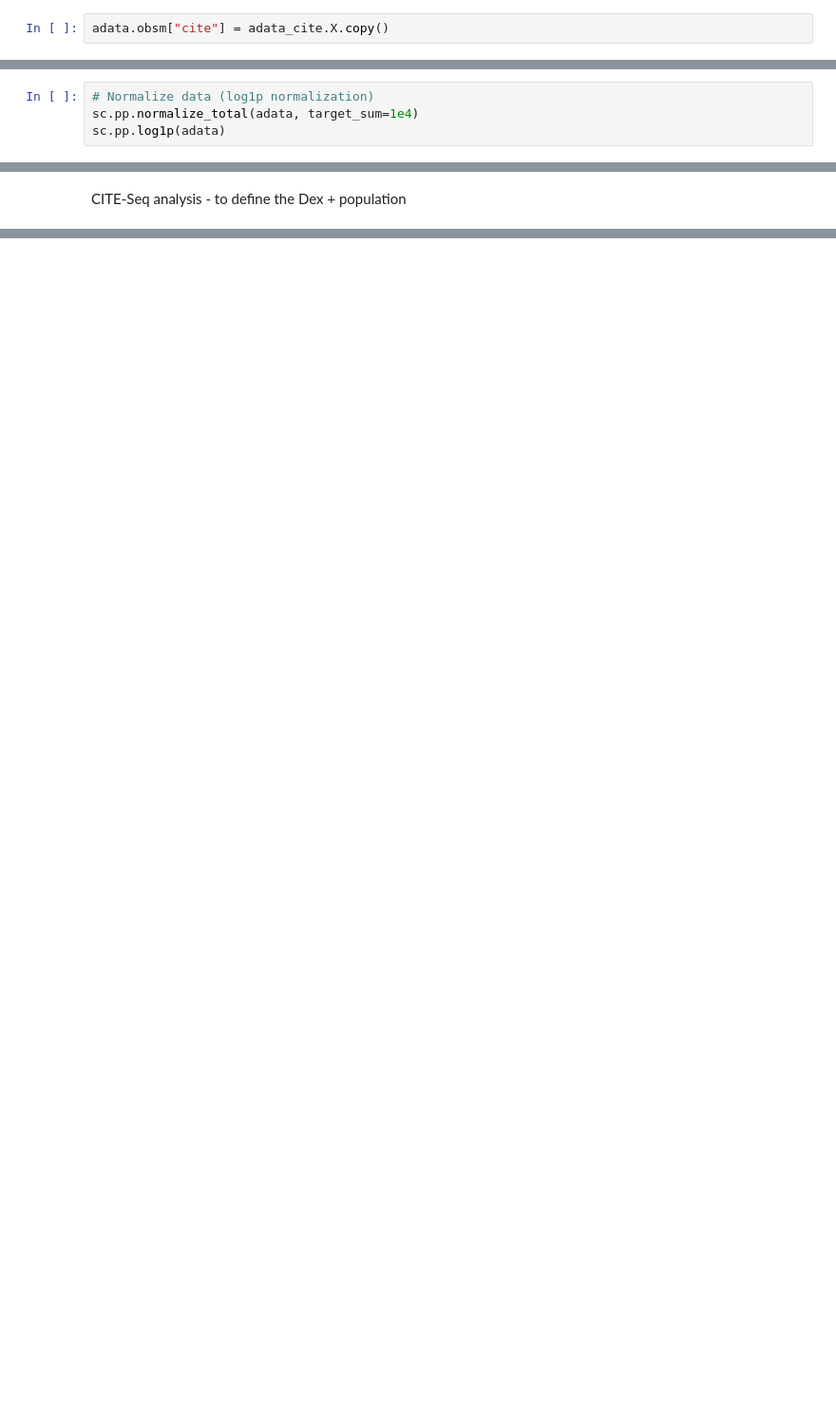
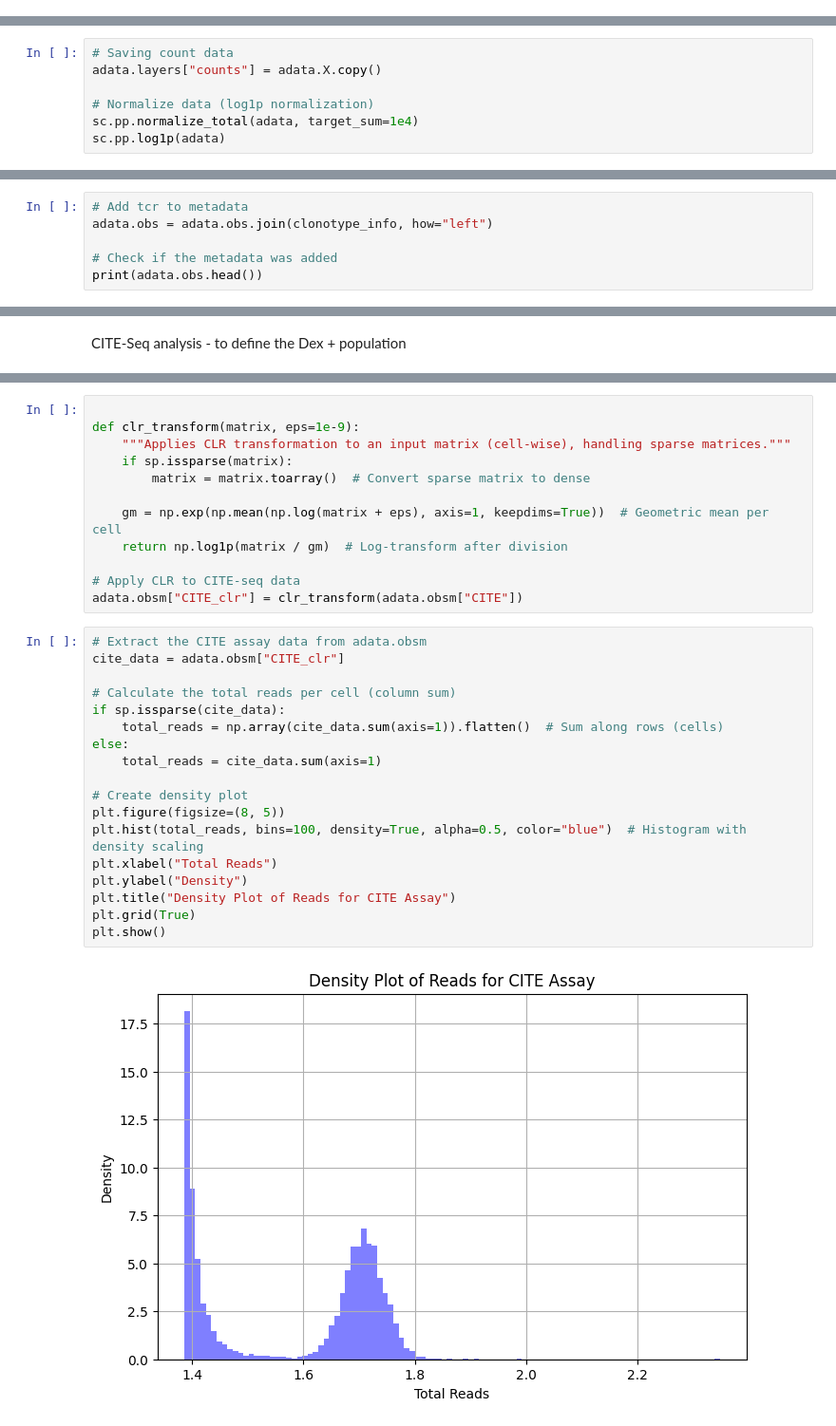
Before and after one commit to ecrosse01/neoantigen_ML, a Jupyter notebook: pipeline_dev.ipynb, the cells around one changed output, grey strips where cells are left out. Shown at 95% size. Cells and saved outputs as stored; diff of their text form; blank space fills up the shorter version.

```diff
--- a/pipeline_dev.ipynb
+++ b/pipeline_dev.ipynb
@@ -105,2 +62,0 @@ adata_cite = adata_cite[common_barcodes, :]
-# %%
-adata.obsm["cite"] = adata_cite.X.copy()
@@ -138,6 +130,9 @@ sc.pp.filter_cells(adata, min_genes=250)
 sc.pp.filter_genes(adata, min_cells=3)
 sc.pp.filter_cells(adata, min_counts=500)
 # %%
+# Saving count data
+adata.layers["counts"] = adata.X.copy()
+
 # Normalize data (log1p normalization)
 sc.pp.normalize_total(adata, target_sum=1e4)
 sc.pp.log1p(adata)
@@ -155,0 +226,6 @@ sc.pp.scale(adata, max_value=10)  # Scale all genes
+# %%
+# Add tcr to metadata
+adata.obs = adata.obs.join(clonotype_info, how="left")
+
+# Check if the metadata was added
+print(adata.obs.head())
@@ -227,0 +272,32 @@ print(f"Dex− cells: {adata_dex_neg.n_obs}")
+# %%
+
+def clr_transform(matrix, eps=1e-9):
+    """Applies CLR transformation to an input matrix (cell-wise), handling sparse matrices."""
+    if sp.issparse(matrix):
+        matrix = matrix.toarray()  # Convert sparse matrix to dense
+
+    gm = np.exp(np.mean(np.log(matrix + eps), axis=1, keepdims=True))  # Geometric mean per cell
+    return np.log1p(matrix / gm)  # Log-transform after division
+
+# Apply CLR to CITE-seq data
+adata.obsm["CITE_clr"] = clr_transform(adata.obsm["CITE"])
+# %%
+# Extract the CITE assay data from adata.obsm
+cite_data = adata.obsm["CITE_clr"]
+
+# Calculate the total reads per cell (column sum)
+if sp.issparse(cite_data):
+    total_reads = np.array(cite_data.sum(axis=1)).flatten()  # Sum along rows (cells)
+else:
+    total_reads = cite_data.sum(axis=1)
+
+# Create density plot
+plt.figure(figsize=(8, 5))
+plt.hist(total_reads, bins=100, density=True, alpha=0.5, color="blue")  # Histogram with density scaling
+plt.xlabel("Total Reads")
+plt.ylabel("Density")
+plt.title("Density Plot of Reads for CITE Assay")
+plt.grid(True)
+plt.show()
+# %% [output]
+[figure, added]
```
Also changed, not shown: parts of 20 cells of this notebook.
